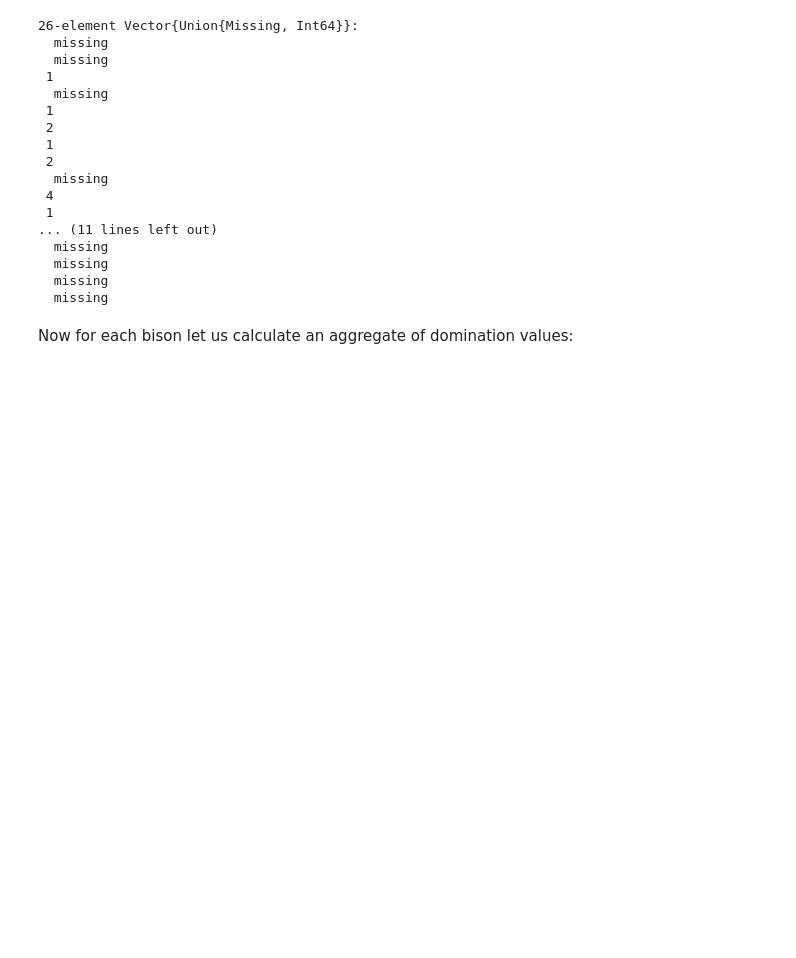
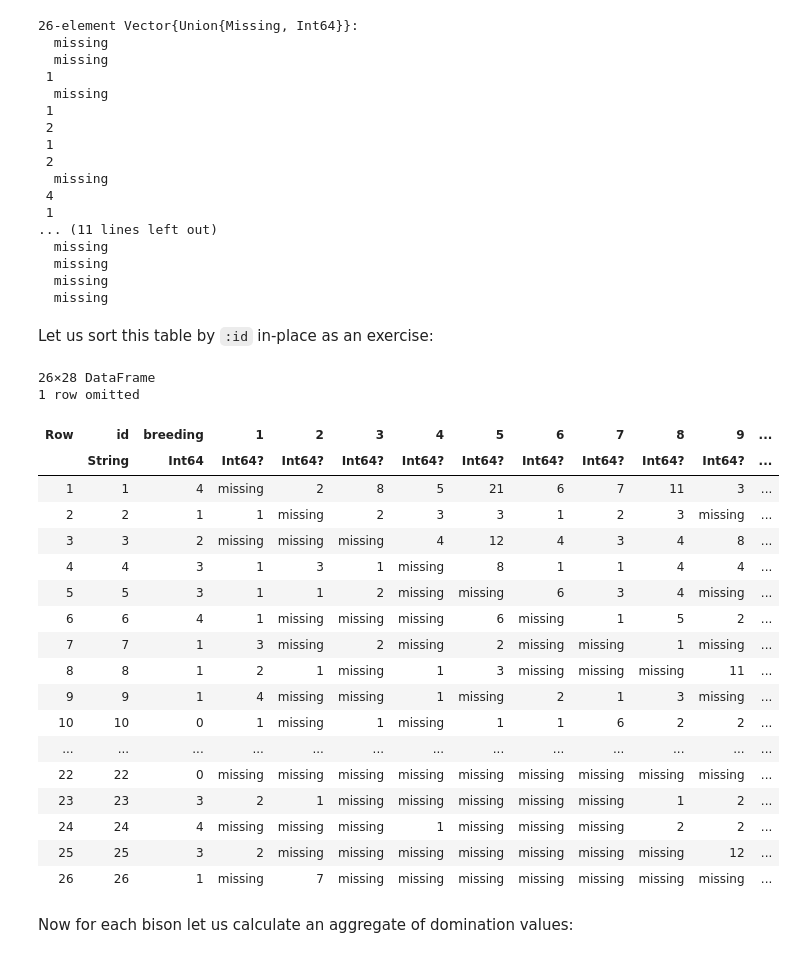
Before and after one commit to bkamins/DataFrames-Showcase, a Jupyter notebook: bison.ipynb, the cells around one changed output. Saved outputs shown, nothing was run; the diff lists cells and outputs as text; code cells hidden in the pictures; blank space fills up the shorter version.

```diff
--- a/bison.ipynb
+++ b/bison.ipynb
@@ -193,6 +186,31 @@ df[:, "1"]
   missing
   missing
   missing
+# %% [markdown]
+Let us sort this table by `:id` in-place as an exercise:
+# %%
+sort!(df, :id, by=x -> parse(Int, x))
+# %% [output]
+26×28 DataFrame
+1 row omitted
+| Row | id | breeding | 1 | 2 | 3 | 4 | 5 | 6 | 7 | 8 | 9 | ... |
+|  | String | Int64 | Int64? | Int64? | Int64? | Int64? | Int64? | Int64? | Int64? | Int64? | Int64? | ... |
+| 1 | 1 | 4 | missing | 2 | 8 | 5 | 21 | 6 | 7 | 11 | 3 | ... |
+| 2 | 2 | 1 | 1 | missing | 2 | 3 | 3 | 1 | 2 | 3 | missing | ... |
+| 3 | 3 | 2 | missing | missing | missing | 4 | 12 | 4 | 3 | 4 | 8 | ... |
+| 4 | 4 | 3 | 1 | 3 | 1 | missing | 8 | 1 | 1 | 4 | 4 | ... |
+| 5 | 5 | 3 | 1 | 1 | 2 | missing | missing | 6 | 3 | 4 | missing | ... |
+| 6 | 6 | 4 | 1 | missing | missing | missing | 6 | missing | 1 | 5 | 2 | ... |
+| 7 | 7 | 1 | 3 | missing | 2 | missing | 2 | missing | missing | 1 | missing | ... |
+| 8 | 8 | 1 | 2 | 1 | missing | 1 | 3 | missing | missing | missing | 11 | ... |
+| 9 | 9 | 1 | 4 | missing | missing | 1 | missing | 2 | 1 | 3 | missing | ... |
+| 10 | 10 | 0 | 1 | missing | 1 | missing | 1 | 1 | 6 | 2 | 2 | ... |
+| ... | ... | ... | ... | ... | ... | ... | ... | ... | ... | ... | ... | ... |
+| 22 | 22 | 0 | missing | missing | missing | missing | missing | missing | missing | missing | missing | ... |
+| 23 | 23 | 3 | 2 | 1 | missing | missing | missing | missing | missing | 1 | 2 | ... |
+| 24 | 24 | 4 | missing | missing | missing | 1 | missing | missing | missing | 2 | 2 | ... |
+| 25 | 25 | 3 | 2 | missing | missing | missing | missing | missing | missing | missing | 12 | ... |
+| 26 | 26 | 1 | missing | 7 | missing | missing | missing | missing | missing | missing | missing | ... |
 # %% [markdown]
 Now for each bison let us calculate an aggregate of domination values:
 # %%
```
Also changed, not shown: parts of 16 cells of this notebook, 3 other files.
